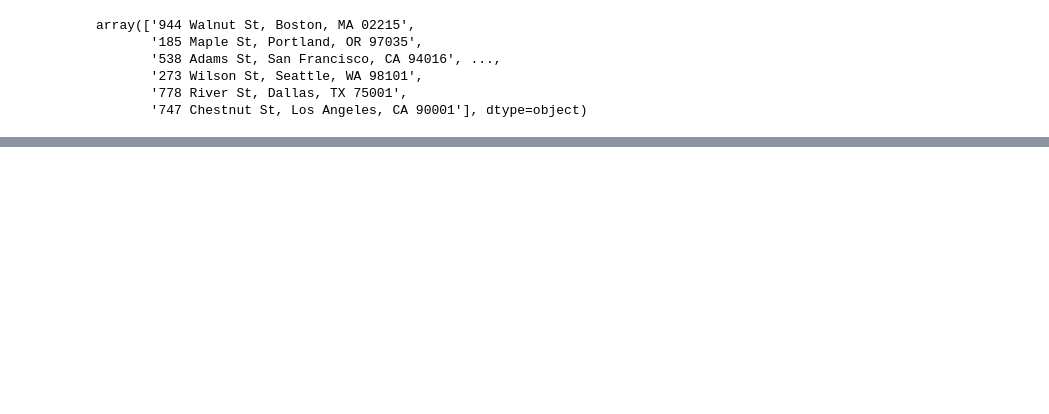
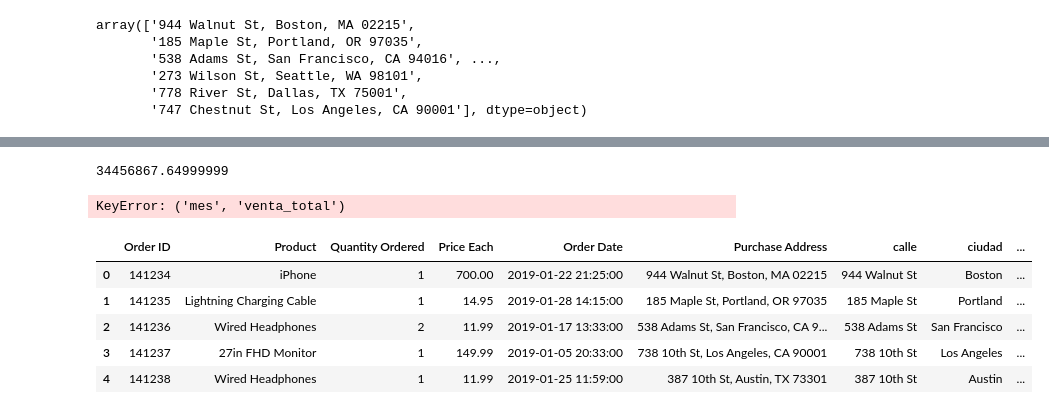
Before and after one commit to carlos1680/CPEDS, a Jupyter notebook: modulo2/3 Manipulacion de datos/4 B - Groupby/Sales.ipynb, the cells around one changed output, grey strips where cells are left out. Cells and saved outputs as stored; diff of their text form; code cells hidden in the pictures; blank space fills up the shorter version.

```diff
--- a/modulo2/3 Manipulacion de datos/4 B - Groupby/Sales.ipynb
+++ b/modulo2/3 Manipulacion de datos/4 B - Groupby/Sales.ipynb
@@ -148,0 +230,3 @@ array(['944 Walnut St, Boston, MA 02215',
+# %%
+v_anuales_sin_nulos["Quantity Ordered"]= v_anuales_sin_nulos["Quantity Ordered"].astype(
+    'int')
@@ -148,0 +246,25 @@ array(['944 Walnut St, Boston, MA 02215',
+# %%
+#P: ¿Cuánto se ganó en 2019?
+v_anuales_sin_nulos['año']= v_anuales_sin_nulos['Order Date'].dt.year
+# %%
+v_anuales_sin_nulos['venta_total']= v_anuales_sin_nulos['Quantity Ordered']*v_anuales_sin_nulos['Price Each']
+# %%
+condicion2019 = v_anuales_sin_nulos["año"]== 2019
+#v_anuales_sin_nulos.loc[(condicion2019),["venta_total"]].sum() # Funciona
+v_anuales_sin_nulos[(condicion2019)]["venta_total"].sum() # Funciona
+# %% [output]
+34456867.64999999
+# %%
+# P: ¿Cuál fue el mejor mes para las ventas? ¿Cuánto se ganó ese mes?
+v_anuales_sin_nulos['mes']= v_anuales_sin_nulos['Order Date'].dt.month
+# %% [output]
+KeyError: ('mes', 'venta_total')
+# %%
+v_anuales_sin_nulos.head()
+# %% [output]
+|  | Order ID | Product | Quantity Ordered | Price Each | Order Date | Purchase Address | calle | ciudad | ... |
+| 0 | 141234 | iPhone | 1 | 700.00 | 2019-01-22 21:25:00 | 944 Walnut St, Boston, MA 02215 | 944 Walnut St | Boston | ... |
+| 1 | 141235 | Lightning Charging Cable | 1 | 14.95 | 2019-01-28 14:15:00 | 185 Maple St, Portland, OR 97035 | 185 Maple St | Portland | ... |
+| 2 | 141236 | Wired Headphones | 2 | 11.99 | 2019-01-17 13:33:00 | 538 Adams St, San Francisco, CA 9... | 538 Adams St | San Francisco | ... |
+| 3 | 141237 | 27in FHD Monitor | 1 | 149.99 | 2019-01-05 20:33:00 | 738 10th St, Los Angeles, CA 90001 | 738 10th St | Los Angeles | ... |
+| 4 | 141238 | Wired Headphones | 1 | 11.99 | 2019-01-25 11:59:00 | 387 10th St, Austin, TX 73301 | 387 10th St | Austin | ... |
```
Also changed, not shown: parts of 21 cells of this notebook, 4 other files.
